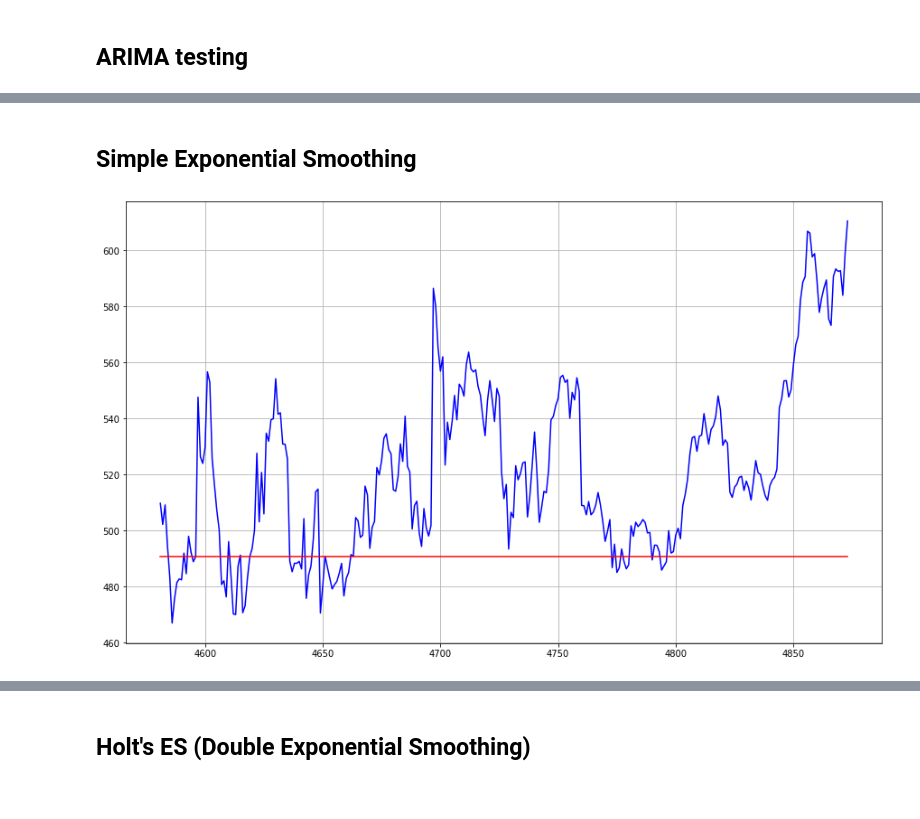
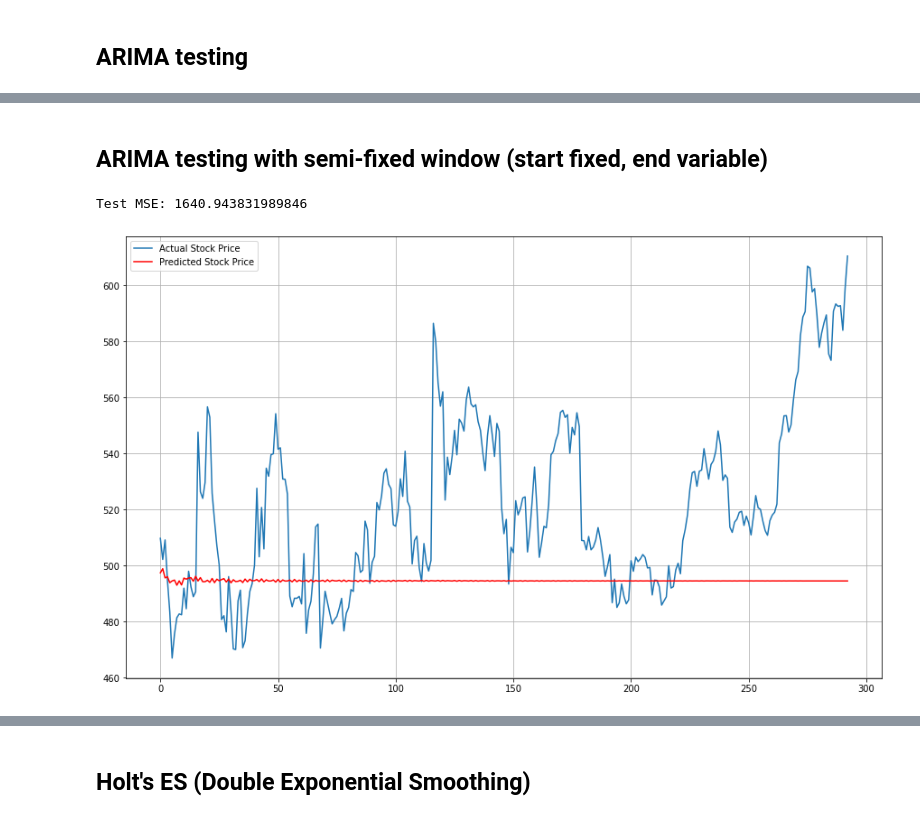
Before and after one commit to tfernandes14/ASTP-Project, a Jupyter notebook: Project.ipynb, the cells around one changed output, grey strips where cells are left out. Saved outputs shown, nothing was run; the diff lists cells and outputs as text; code cells hidden in the pictures.

```diff
--- a/Project.ipynb
+++ b/Project.ipynb
@@ -763,16 +705,41 @@ else:
-# %% [markdown]
-## Simple Exponential Smoothing
-# %%
-im = ['estimated', 'heuristic', 'legacy-heuristic']
-
-#for i in im:
-model = SimpleExpSmoothing(y_train, initialization_method='heuristic')
-fitted = model.fit(smoothing_level=0.1, optimized=False)
-fcast = fitted.forecast(len(y_test))
-
-plt.figure()
-plt.plot(y_test, c='blue', label='True values')
-plt.plot(fcast, c='red', label='Prediction')
-plt.show()
-# %% [output]
-[figure, removed]
+# %% [markdown]
+## ARIMA testing with semi-fixed window (start fixed, end variable)
+# %%
+%%time
+
+predictions = y_train.tolist()
+y_test_copy = y_test.tolist()
+
+if os.path.isfile("arima_semi-fixed.txt"):
+    with open("arima_semi-fixed.txt", "r") as f:
+        aux = f.read()
+        meh = aux.split(",")
+        for i in range(len(meh)):
+            predictions.append(float(meh[i]))
+else:
+    for t in range(len(y_test_copy)):
+        model = ARIMA(predictions, order=(9, 1, 9))
+        model_fit = model.fit()
+        output = model_fit.forecast()
+        yhat = output[0]
+        predictions.append(yhat)
+        obs = y_test_copy[t]
+        print(f'[{t + 1}] predicted={yhat}, expected={obs}')
+
+    with open("arima_semi-fixed.txt", "w") as f:
+        for i in predictions[len(y_train):]:
+            f.write(str(i) + ',')
+
+# evaluate forecasts
+mse = mean_squared_error(y_test_copy, predictions[len(y_train):])
+print(f'Test MSE: {mse}')
+
+# plot forecasts against actual outcomes
+plt.figure()
+plt.plot(y_test_copy, label="Actual Stock Price")
+plt.plot(predictions[len(y_train):], color='red', label="Predicted Stock Price")
+plt.legend()
+plt.show()
+# %% [output]
+Test MSE: 1640.943831989846
+[figure, added]
```
Also changed, not shown: parts of 34 cells of this notebook, 15 other files.
